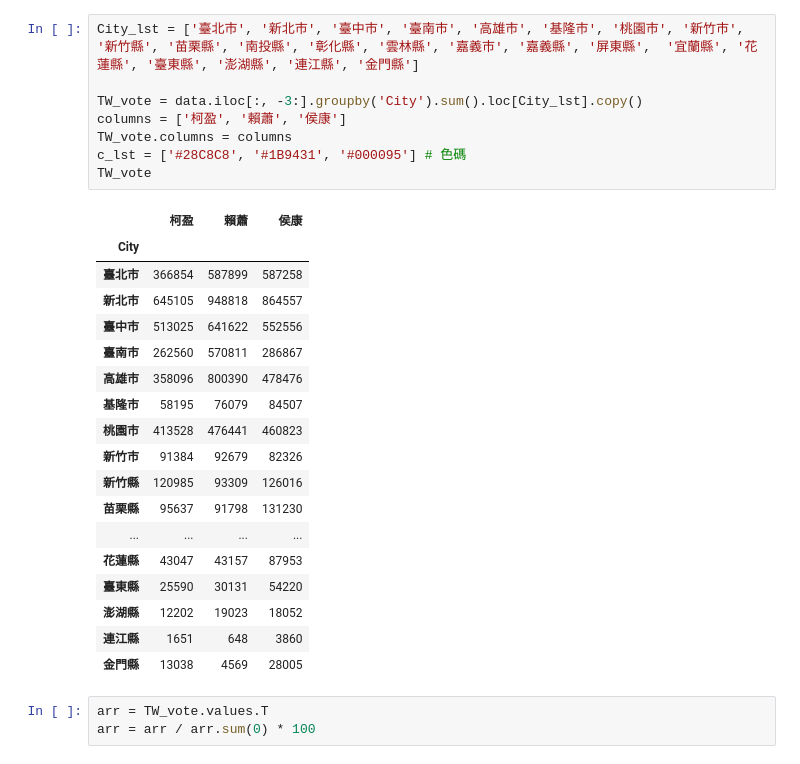
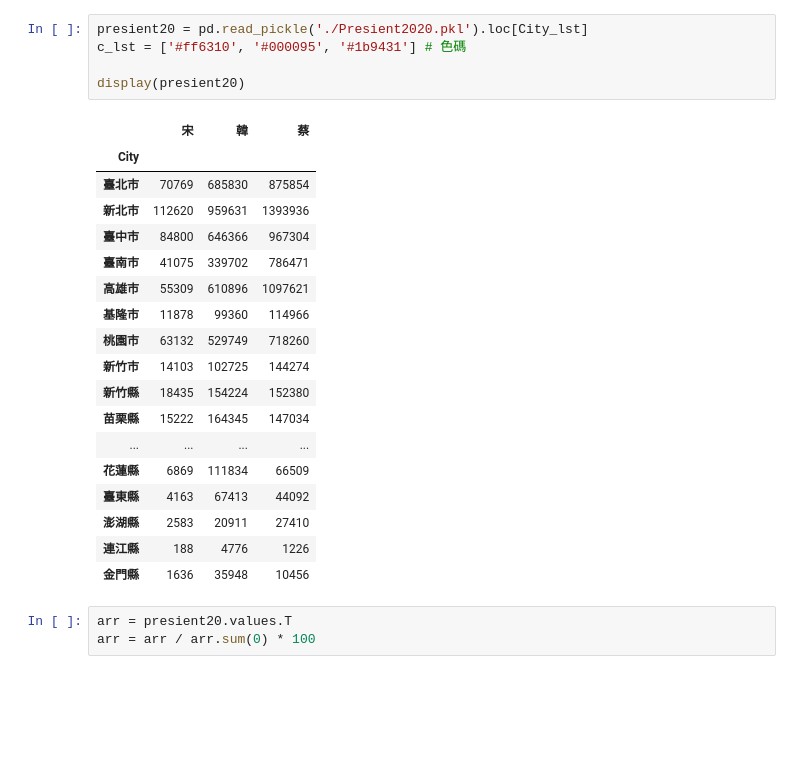
Before and after one commit to sppool/2024-President-election, a Jupyter notebook: 2024 總統票.ipynb, the cells around one changed output. Cells and saved outputs as stored; diff of their text form; blank space fills up the shorter version.

```diff
--- a/2024 總統票.ipynb
+++ b/2024 總統票.ipynb
@@ -49,32 +103,29 @@ data
-# %%
-City_lst = ['臺北市', '新北市', '臺中市', '臺南市', '高雄市', '基隆市', '桃園市', '新竹市', '新竹縣', '苗栗縣', '南投縣', '彰化縣', '雲林縣', '嘉義市', '嘉義縣', '屏東縣',  '宜蘭縣', '花蓮縣', '臺東縣', '澎湖縣', '連江縣', '金門縣']
-
-TW_vote = data.iloc[:, -3:].groupby('City').sum().loc[City_lst].copy()
-columns = ['柯盈', '賴蕭', '侯康']
-TW_vote.columns = columns
-c_lst = ['#28C8C8', '#1B9431', '#000095'] # 色碼
-TW_vote
-# %% [output]
-|  | 柯盈 | 賴蕭 | 侯康 |
-| City |  |  |  |
-| 臺北市 | 366854 | 587899 | 587258 |
-| 新北市 | 645105 | 948818 | 864557 |
-| 臺中市 | 513025 | 641622 | 552556 |
-| 臺南市 | 262560 | 570811 | 286867 |
-| 高雄市 | 358096 | 800390 | 478476 |
-| 基隆市 | 58195 | 76079 | 84507 |
-| 桃園市 | 413528 | 476441 | 460823 |
-| 新竹市 | 91384 | 92679 | 82326 |
-| 新竹縣 | 120985 | 93309 | 126016 |
-| 苗栗縣 | 95637 | 91798 | 131230 |
-| ... | ... | ... | ... |
-| 花蓮縣 | 43047 | 43157 | 87953 |
-| 臺東縣 | 25590 | 30131 | 54220 |
-| 澎湖縣 | 12202 | 19023 | 18052 |
-| 連江縣 | 1651 | 648 | 3860 |
-| 金門縣 | 13038 | 4569 | 28005 |
+# %%
+presient20 = pd.read_pickle('./Presient2020.pkl').loc[City_lst]
+c_lst = ['#ff6310', '#000095', '#1b9431'] # 色碼
+
+display(presient20)
+# %% [output]
+|  | 宋 | 韓 | 蔡 |
+| City |  |  |  |
+| 臺北市 | 70769 | 685830 | 875854 |
+| 新北市 | 112620 | 959631 | 1393936 |
+| 臺中市 | 84800 | 646366 | 967304 |
+| 臺南市 | 41075 | 339702 | 786471 |
+| 高雄市 | 55309 | 610896 | 1097621 |
+| 基隆市 | 11878 | 99360 | 114966 |
+| 桃園市 | 63132 | 529749 | 718260 |
+| 新竹市 | 14103 | 102725 | 144274 |
+| 新竹縣 | 18435 | 154224 | 152380 |
+| 苗栗縣 | 15222 | 164345 | 147034 |
+| ... | ... | ... | ... |
+| 花蓮縣 | 6869 | 111834 | 66509 |
+| 臺東縣 | 4163 | 67413 | 44092 |
+| 澎湖縣 | 2583 | 20911 | 27410 |
+| 連江縣 | 188 | 4776 | 1226 |
+| 金門縣 | 1636 | 35948 | 10456 |
 # %%
-arr = TW_vote.values.T
+arr = presient20.values.T
 arr = arr / arr.sum(0) * 100
 # %%
 fig = plt.figure(figsize=(16, 6))
```
Also changed, not shown: parts of 14 cells of this notebook, 13 other files.
